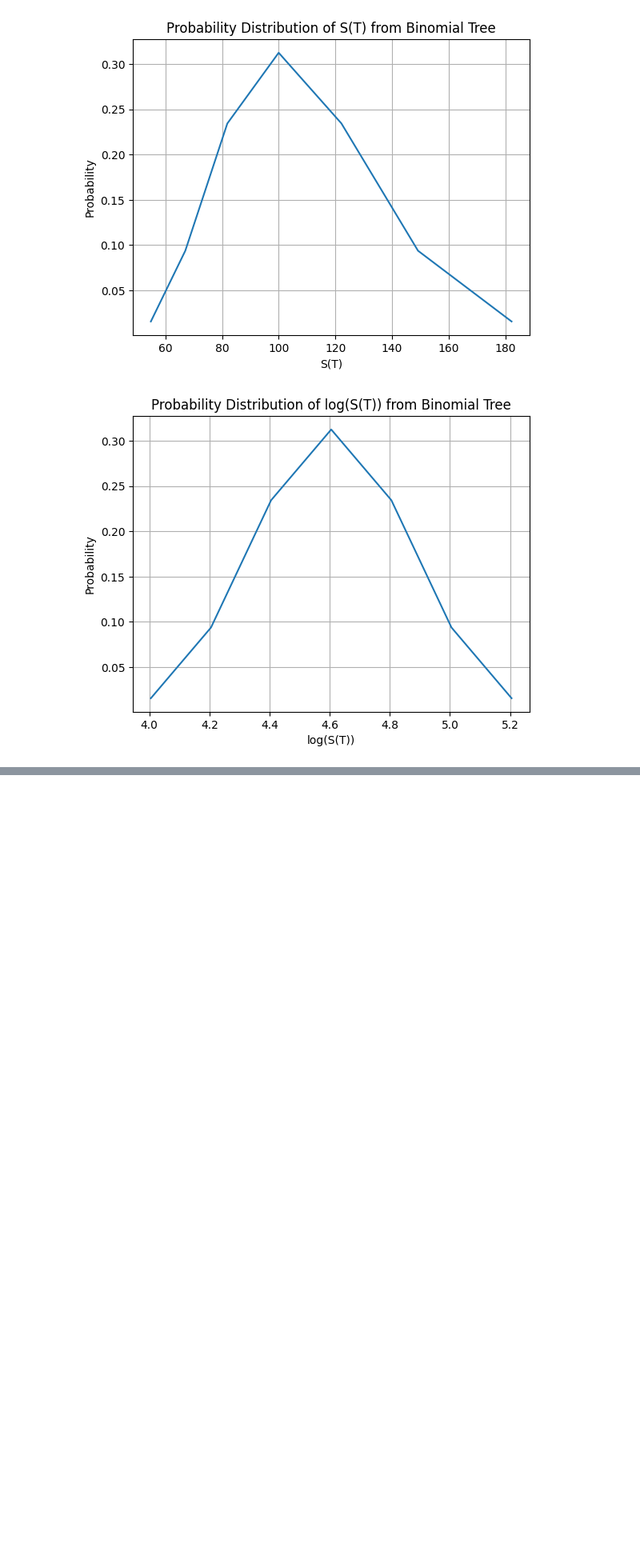
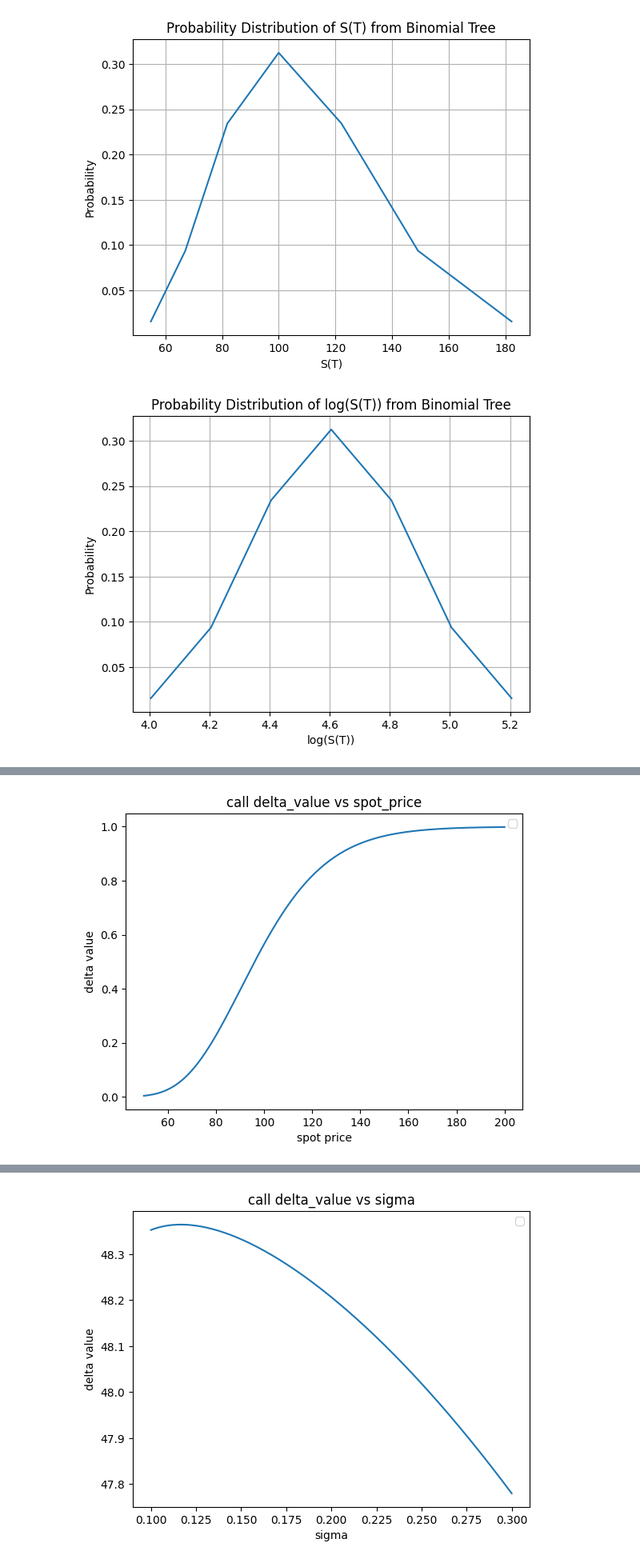
Before and after one commit to Awaish0419/MultiPeriodBinomialTreePricing, a Jupyter notebook: MultiPeriodBinomialTreePricing.ipynb, the cells around one changed output, grey strips where cells are left out. Shown at 80% size. Cells and saved outputs as stored; diff of their text form; code cells hidden in the pictures; blank space fills up the shorter version.

```diff
--- a/MultiPeriodBinomialTreePricing.ipynb
+++ b/MultiPeriodBinomialTreePricing.ipynb
@@ -308,0 +352,55 @@ class BinomialTreeAmericanOption:
+# %%
+def black_scholes_value(S0, r, T, sigma, K, option_type):
+  d2 = ((np.log(K/S0) - (r - sigma ** 2 / 2) * T)) / (sigma * np.sqrt(T))
+  d1 = d2 - sigma * np.sqrt(T)
+  import scipy.stats as stats
+  if option_type == "call":
+    return S0 * stats.norm.cdf(-d1) - K * np.exp(-r * T) * stats.norm.cdf(-d2)
+  else:
+    return K * np.exp(-r * T) * stats.norm.cdf(d2) - S0 * stats.norm.cdf(d1)
+
+def plot_delta_value_vs_spot_prices (spot_prices, r, T, sigma, K, option_type, dS=1e-4):
+  delta_values = []
+  for price in spot_prices:
+    value = black_scholes_value(price, r, T, sigma, K, option_type)
+    d_value = black_scholes_value(price + dS, r, T, sigma, K, option_type) - value
+    delta_values.append(d_value / dS)
+  plt.plot(spot_prices, delta_values)
+  plt.xlabel("spot price")
+  plt.ylabel("delta value")
+  plt.title(f"{option_type} delta_value vs spot_price")
+  plt.legend()
+  plt.show()
+
+def plot_delta_value_vs_sigma(S0, r, T, sigmas, K, option_type, dSigma = 1e-5):
+  delta_values = []
+  for sigma in sigmas:
+    value = black_scholes_value(S0, r, T, sigma, K, option_type)
+    d_value = black_scholes_value(S0, r, T, sigma + dSigma, K, option_type) - value
+    delta_values.append(d_value / dSigma)
+  plt.plot(sigmas, delta_values)
+  plt.xlabel("sigma")
+  plt.ylabel("delta value")
+  plt.title(f"{option_type} delta_value vs sigma")
+  plt.legend()
+  plt.show()
+
+spot_prices = np.linspace(50, 200, 150)
+
+sigmas = np.linspace(0.1, 0.3, 200)
+
+option_type = "call"
+
+plot_delta_value_vs_spot_prices(spot_prices, r, T, sigma, K, option_type)
+
+plot_delta_value_vs_sigma(S0, r, T, sigmas, K, option_type)
+
+option_type = "put"
+
+plot_delta_value_vs_spot_prices(spot_prices, r, T, sigma, K, option_type)
+
+plot_delta_value_vs_sigma(S0, r, T, sigmas, K, option_type)
+
+# reset parameter to call
+option_type = "call"
+# %% [output]
@@ -308,0 +408 @@ class BinomialTreeAmericanOption:
+[figure, added]
@@ -308,0 +410 @@ class BinomialTreeAmericanOption:
+[figure, added]
```
Also changed, not shown: parts of 27 cells of this notebook.
